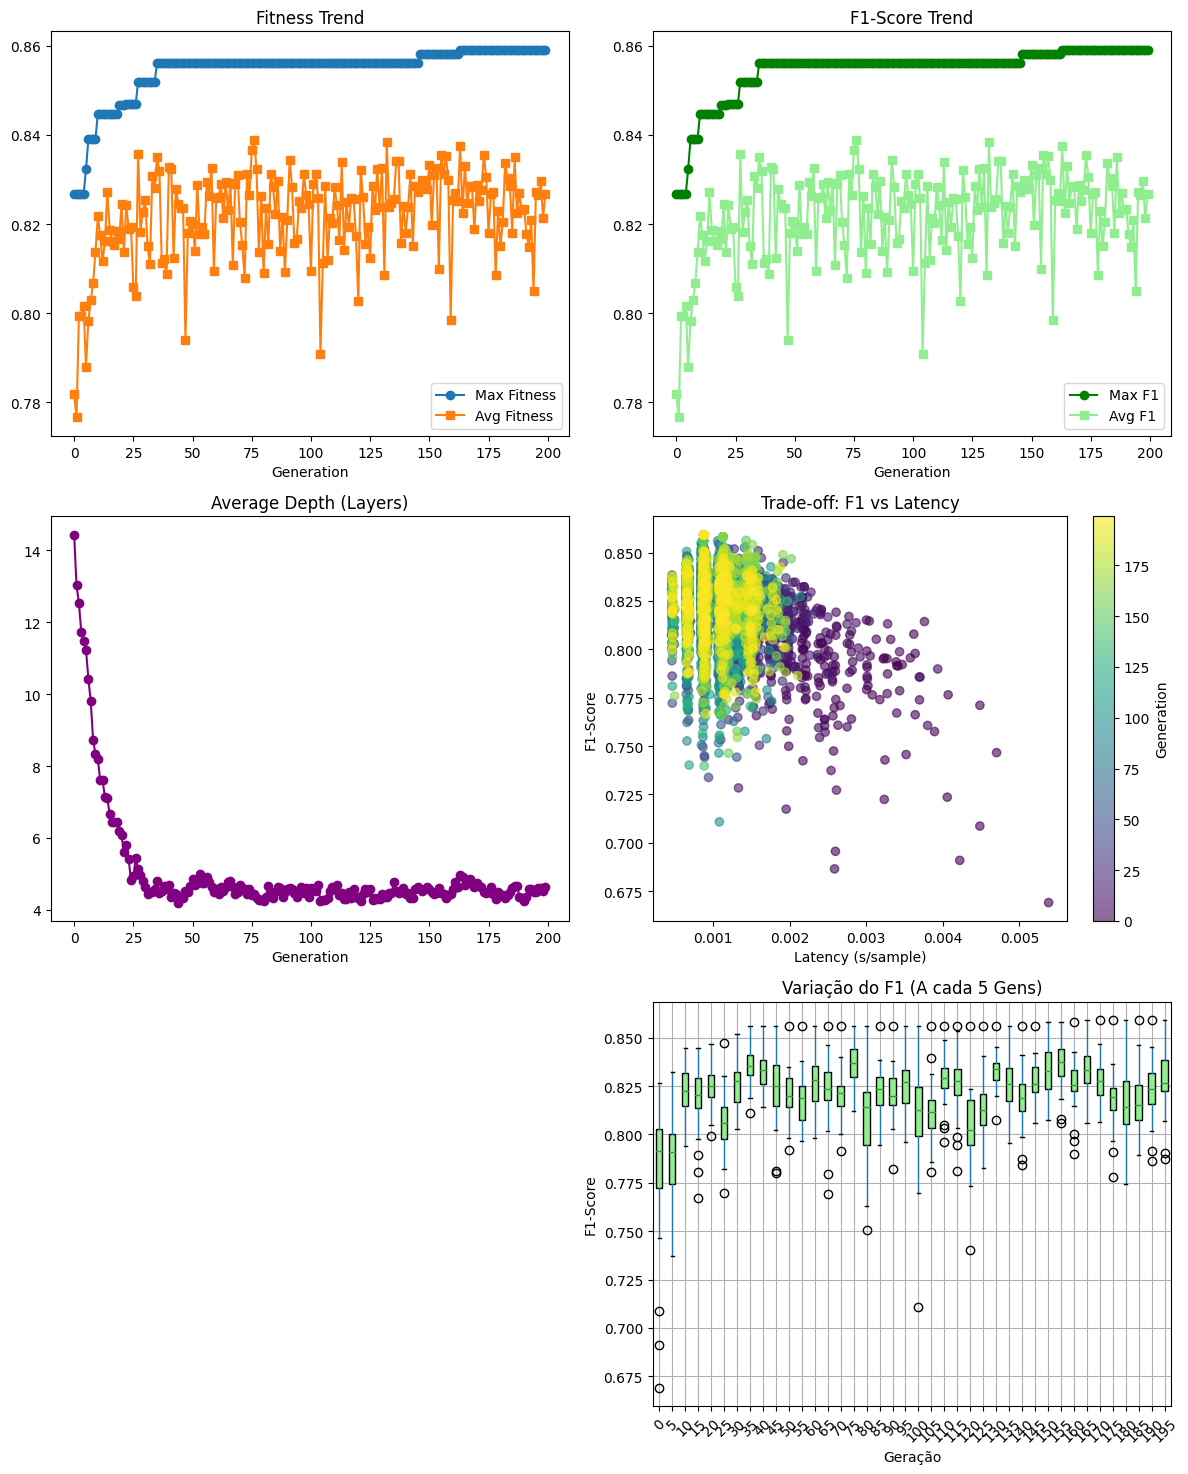
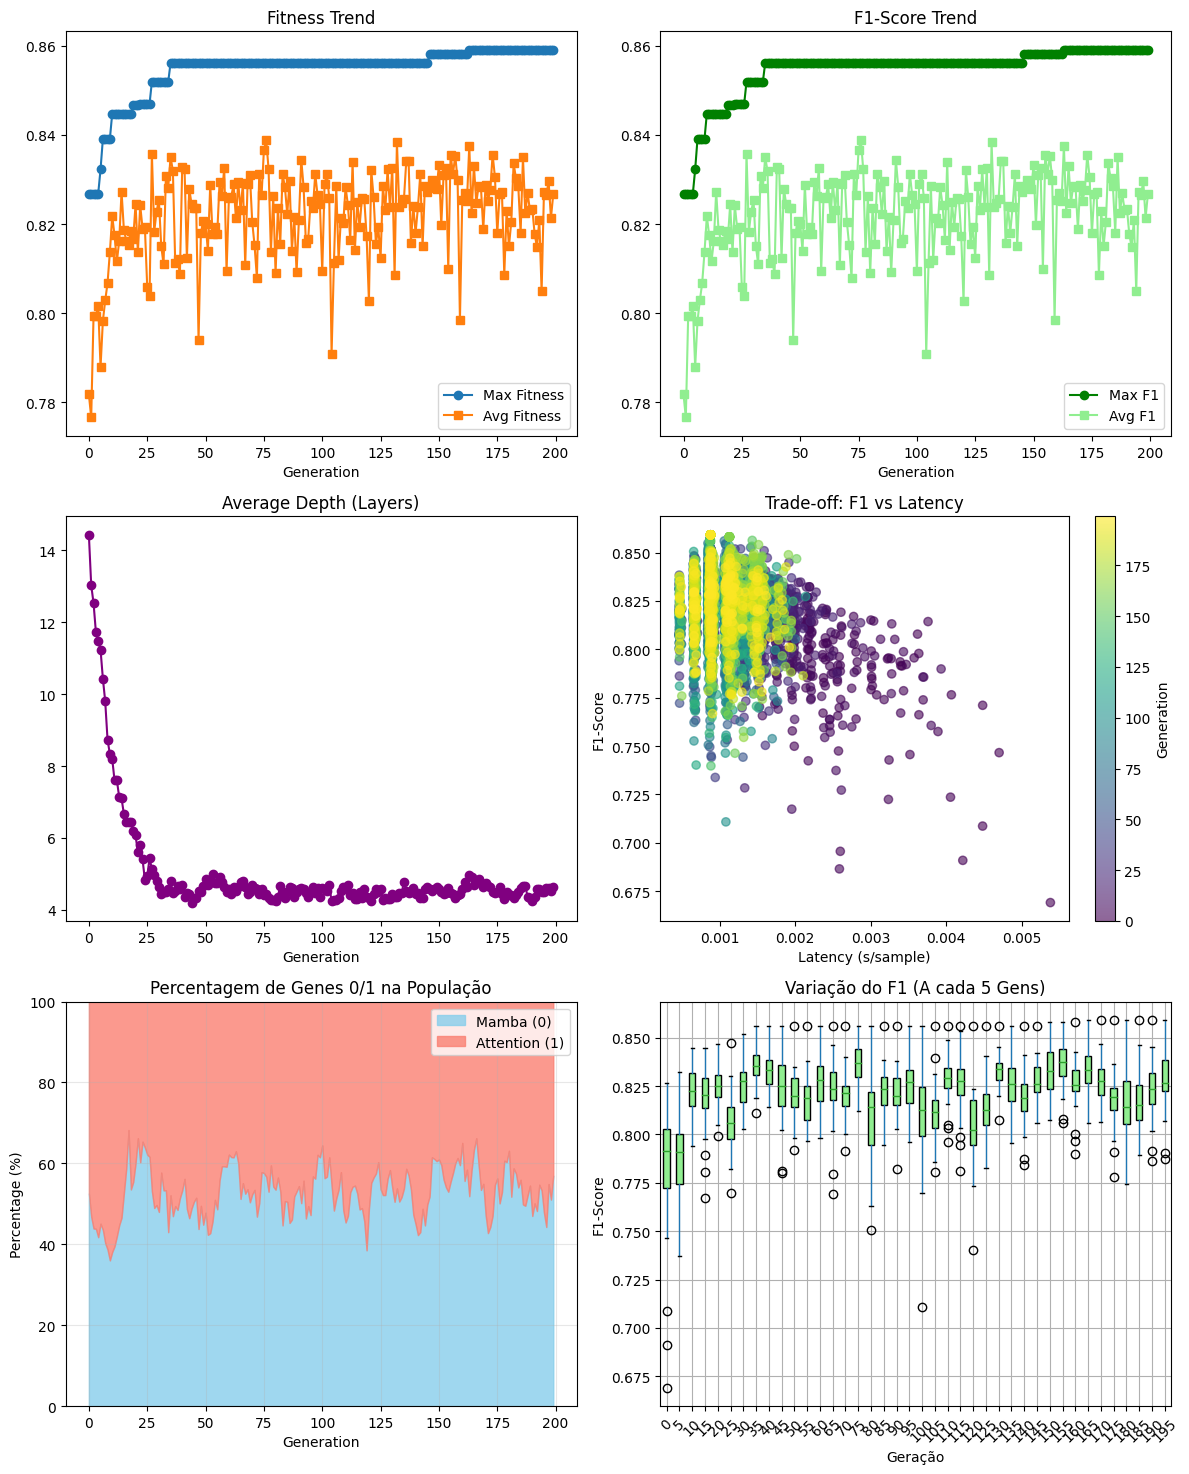
Unified diff of the notebook cell whose output changed from the first chart to the second:
--- before
+++ after
@@ -63,4 +63,42 @@
 plt.xticks(rotation=45) 
 
+# 6. Evolução do numero de 0 e 1 nos genotipos
+
+# Converter a string do genótipo para lista de inteiros
+def parse_genotype(gen_str):
+    try:
+        return ast.literal_eval(gen_str)
+    except:
+        return []
+
+df['genotype_list'] = df['genotype'].apply(parse_genotype)
+
+# Contar número de 0s e 1s em cada indivíduo
+df['num_0'] = df['genotype_list'].apply(lambda g: g.count(0))
+df['num_1'] = df['genotype_list'].apply(lambda g: g.count(1))
+
+# Média por geração
+count_agg = df.groupby('generation')[['num_0', 'num_1']].mean()
+
+plt.subplot(3, 2, 5)
+
+# Calcular percentagens por indivíduo
+df['pct_0'] = df['num_0'] / (df['num_0'] + df['num_1']) * 100
+df['pct_1'] = 100 - df['pct_0']
+
+# Média por geração
+pct_agg = df.groupby('generation')[['pct_0', 'pct_1']].mean()
+
+# Área empilhada
+plt.fill_between(pct_agg.index, 0, pct_agg['pct_0'], label='Mamba (0)', color='skyblue', alpha=0.8)
+plt.fill_between(pct_agg.index, pct_agg['pct_0'], 100, label='Attention (1)', color='salmon', alpha=0.8)
+
+plt.title('Percentagem de Genes 0/1 na População')
+plt.xlabel('Generation')
+plt.ylabel('Percentage (%)')
+plt.ylim(0, 100)
+plt.legend(loc='upper right')
+plt.grid(True, alpha=0.3)
+
 plt.tight_layout()
 plt.show()

Commit: Saving 300 steps results